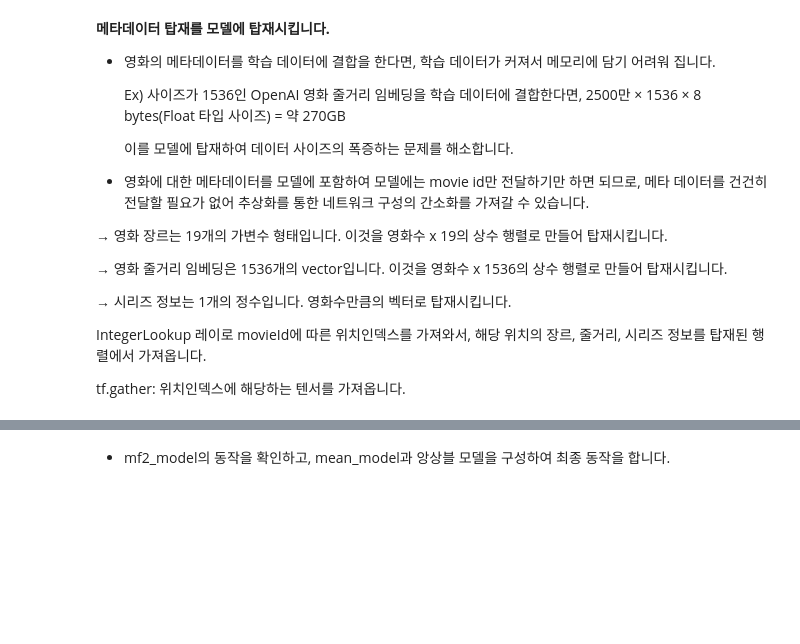
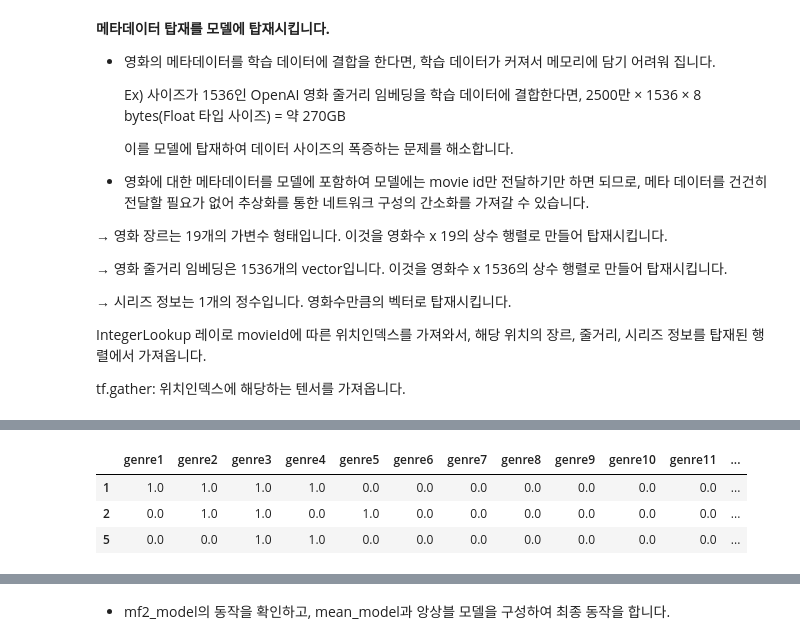
Before and after one commit to sunkusun9/rcmd_2409, a Jupyter notebook: 5.Matrix Factorization2.ipynb, the cells around one changed output, grey strips where cells are left out. Drawn from its saved outputs; the diff is of its cells as text; code cells hidden in the pictures; blank space fills up the shorter version.

```diff
--- a/5.Matrix Factorization2.ipynb
+++ b/5.Matrix Factorization2.ipynb
@@ -951,5 +983,10 @@ mid, tf.gather(genres, mid)
 # %%
-df_movieinfo.loc[[1, 2], cols_genre]
+df_movieinfo.loc[[1, 2,5 ], cols_genre]
+# %% [output]
+|  | genre1 | genre2 | genre3 | genre4 | genre5 | genre6 | genre7 | genre8 | genre9 | genre10 | genre11 | ... |
+| 1 | 1.0 | 1.0 | 1.0 | 1.0 | 0.0 | 0.0 | 0.0 | 0.0 | 0.0 | 0.0 | 0.0 | ... |
+| 2 | 0.0 | 1.0 | 1.0 | 0.0 | 1.0 | 0.0 | 0.0 | 0.0 | 0.0 | 0.0 | 0.0 | ... |
+| 5 | 0.0 | 0.0 | 1.0 | 1.0 | 0.0 | 0.0 | 0.0 | 0.0 | 0.0 | 0.0 | 0.0 | ... |
 # %%
 # df_movieinfo['collection']
 # 단일 데이터인 시리즈를 tf.constant로 만듭니다.
```
Also changed, not shown: parts of 19 cells of this notebook, 2 other files.
